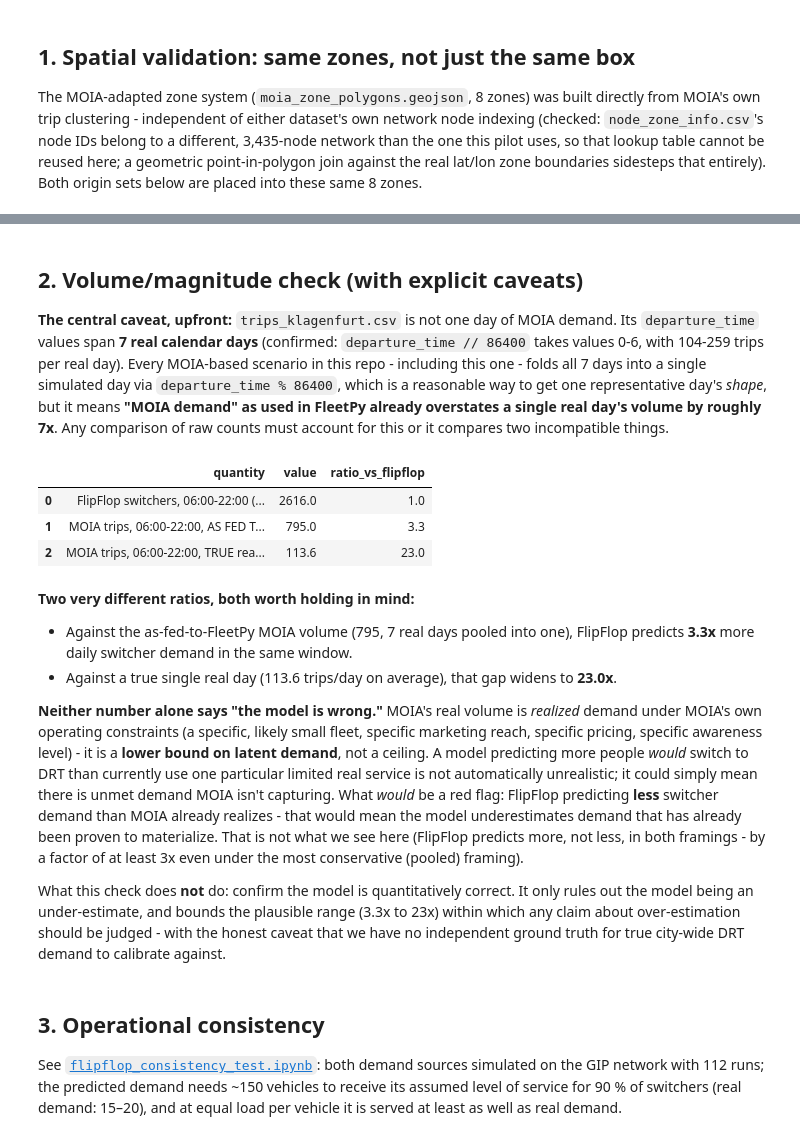
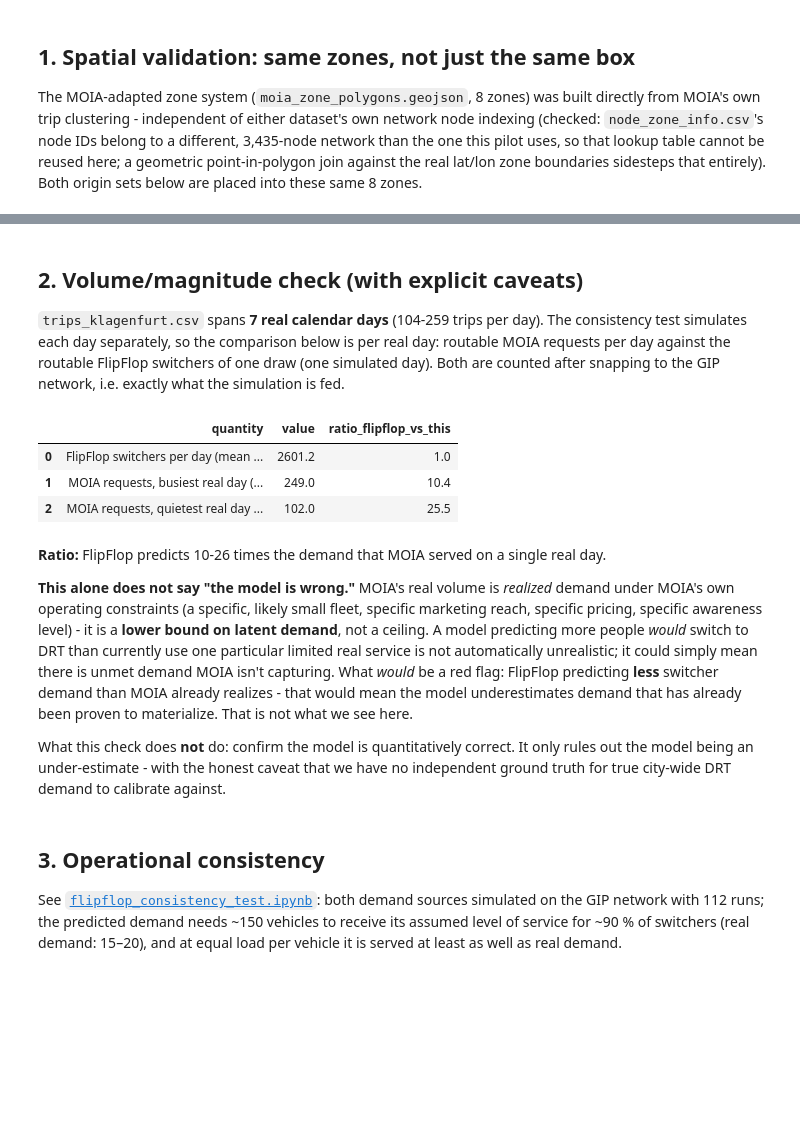
Before and after one commit to Createdd/fleet_hypothesistests, a Jupyter notebook: studies/flipflop_drt_integration_pilot/analysis/flipflop_demand_model_validity.ipynb, the cells around one changed output, grey strips where cells are left out. Saved outputs shown, nothing was run; the diff lists cells and outputs as text; code cells hidden in the pictures; blank space fills up the shorter version.

```diff
--- a/studies/flipflop_drt_integration_pilot/analysis/flipflop_demand_model_validity.ipynb
+++ b/studies/flipflop_drt_integration_pilot/analysis/flipflop_demand_model_validity.ipynb
@@ -140,38 +115,32 @@ plt.show()
 # %% [markdown]
 ## 2. Volume/magnitude check (with explicit caveats)
 
-**The central caveat, upfront:** `trips_klagenfurt.csv` is not one day of MOIA demand. Its `departure_time` values span **7 real calendar days** (confirmed: `departure_time // 86400` takes values 0-6, with 104-259 trips per real day). Every MOIA-based scenario in this repo - including this one - folds all 7 days into a single simulated day via `departure_time % 86400`, which is a reasonable way to get one representative day's *shape*, but it means **"MOIA demand" as used in FleetPy already overstates a single real day's volume by roughly 7x**. Any comparison of raw counts must account for this or it compares two incompatible things.
+`trips_klagenfurt.csv` spans **<!--kf:moia_days|en0-->7<!--/kf--> real calendar days** (<!--kf:moia_trips_per_day_min|en0-->104<!--/kf-->-<!--kf:moia_trips_per_day_max|en0-->259<!--/kf--> trips per day). The consistency test simulates each day separately, so the comparison below is per real day: routable MOIA requests per day against the routable FlipFlop switchers of one draw (one simulated day). Both are counted after snapping to the GIP network, i.e. exactly what the simulation is fed.
 # %%
-moia_days = moia['departure_time'] // 86400
-moia_window_mask = ((moia['departure_time'] % 86400) >= START_HOUR * 3600) & ((moia['departure_time'] % 86400) < END_HOUR * 3600)
-moia_in_window = moia[moia_window_mask]
-
-flipflop_switchers_daily = len(switchers)  # already one simulated day (draw 1), pre network-coverage filter
-moia_pooled_as_one_day = len(moia_in_window)  # 7 real days folded into FleetPy's "one day"
-moia_true_daily_average = len(moia_in_window) / moia_days.nunique()
+summary = pd.read_csv(ROOT_DIR / 'data' / 'demand' / 'flipflop_v2' / 'demand_summary.csv')
+moia_days = summary[(summary['source'] == 'moia') & (summary['day'] != 'pooled')]
+ff_draws = summary[summary['source'] == 'flipflop']
+flipflop_daily = ff_draws['rows_out'].mean()
 
 volume_table = pd.DataFrame([
-    {'quantity': 'FlipFlop switchers, 06:00-22:00 (one simulated day, draw 1)', 'value': flipflop_switchers_daily},
-    {'quantity': 'MOIA trips, 06:00-22:00, AS FED TO FLEETPY (7 real days pooled into 1)', 'value': moia_pooled_as_one_day},
-    {'quantity': 'MOIA trips, 06:00-22:00, TRUE real-day average (pooled count / 7 days)', 'value': round(moia_true_daily_average, 1)},
+    {'quantity': 'FlipFlop switchers per day (mean over draws, routable)', 'value': round(flipflop_daily, 1)},
+    {'quantity': 'MOIA requests, busiest real day (routable)', 'value': moia_days['rows_out'].max()},
+    {'quantity': 'MOIA requests, quietest real day (routable)', 'value': moia_days['rows_out'].min()},
 ])
-volume_table['ratio_vs_flipflop'] = (flipflop_switchers_daily / volume_table['value']).round(1)
+volume_table['ratio_flipflop_vs_this'] = (flipflop_daily / volume_table['value']).round(1)
 volume_table
 # %% [output]
-|  | quantity | value | ratio_vs_flipflop |
-| 0 | FlipFlop switchers, 06:00-22:00 (... | 2616.0 | 1.0 |
-| 1 | MOIA trips, 06:00-22:00, AS FED T... | 795.0 | 3.3 |
-| 2 | MOIA trips, 06:00-22:00, TRUE rea... | 113.6 | 23.0 |
+|  | quantity | value | ratio_flipflop_vs_this |
+| 0 | FlipFlop switchers per day (mean ... | 2601.2 | 1.0 |
+| 1 | MOIA requests, busiest real day (... | 249.0 | 10.4 |
+| 2 | MOIA requests, quietest real day ... | 102.0 | 25.5 |
 # %% [markdown]
-**Two very different ratios, both worth holding in mind:**
+**Ratio:** FlipFlop predicts <!--kf:volume_ratio_ff_vs_moia_day_min|en0-->10<!--/kf-->-<!--kf:volume_ratio_ff_vs_moia_day_max|en0-->26<!--/kf--> times the demand that MOIA served on a single real day.
 
-- Against the as-fed-to-FleetPy MOIA volume (795, 7 real days pooled into one), FlipFlop predicts **3.3x** more daily switcher demand in the same window.
-- Against a true single real day (113.6 trips/day on average), that gap widens to **23.0x**.
+**This alone does not say "the model is wrong."** MOIA's real volume is *realized* demand under MOIA's own operating constraints (a specific, likely small fleet, specific marketing reach, specific pricing, specific awareness level) - it is a **lower bound on latent demand**, not a ceiling. A model predicting more people *would* switch to DRT than currently use one particular limited real service is not automatically unrealistic; it could simply mean there is unmet demand MOIA isn't capturing. What *would* be a red flag: FlipFlop predicting **less** switcher demand than MOIA already realizes - that would mean the model underestimates demand that has already been proven to materialize. That is not what we see here.
 
-**Neither number alone says "the model is wrong."** MOIA's real volume is *realized* demand under MOIA's own operating constraints (a specific, likely small fleet, specific marketing reach, specific pricing, specific awareness level) - it is a **lower bound on latent demand**, not a ceiling. A model predicting more people *would* switch to DRT than currently use one particular limited real service is not automatically unrealistic; it could simply mean there is unmet demand MOIA isn't capturing. What *would* be a red flag: FlipFlop predicting **less** switcher demand than MOIA already realizes - that would mean the model underestimates demand that has already been proven to materialize. That is not what we see here (FlipFlop predicts more, not less, in both framings - by a factor of at least 3x even under the most conservative (pooled) framing).
-
-What this check does **not** do: confirm the model is quantitatively correct. It only rules out the model being an under-estimate, and bounds the plausible range (3.3x to 23x) within which any claim about over-estimation should be judged - with the honest caveat that we have no independent ground truth for true city-wide DRT demand to calibrate against.
+What this check does **not** do: confirm the model is quantitatively correct. It only rules out the model being an under-estimate - with the honest caveat that we have no independent ground truth for true city-wide DRT demand to calibrate against.
 # %% [markdown]
 ## 3. Operational consistency
 
-See [`flipflop_consistency_test.ipynb`](flipflop_consistency_test.ipynb): both demand sources simulated on the GIP network with 112 runs; the predicted demand needs ~150 vehicles to receive its assumed level of service for 90 % of switchers (real demand: 15–20), and at equal load per vehicle it is served at least as well as real demand.
+See [`flipflop_consistency_test.ipynb`](flipflop_consistency_test.ipynb): both demand sources simulated on the GIP network with <!--kf:sweep_runs_defined|en0-->112<!--/kf--> runs; the predicted demand needs ~<!--kf:ff_w6_fleet_max|en0-->150<!--/kf--> vehicles to receive its assumed level of service for ~90 % of switchers (real demand: <!--kf:moia_w6_largest_fleet_below_90|en0-->15<!--/kf-->–<!--kf:moia_w6_fleet_reaching_90|en0-->20<!--/kf-->), and at equal load per vehicle it is served at least as well as real demand.
```
Also changed, not shown: parts of 5 cells of this notebook, 17 other files.
